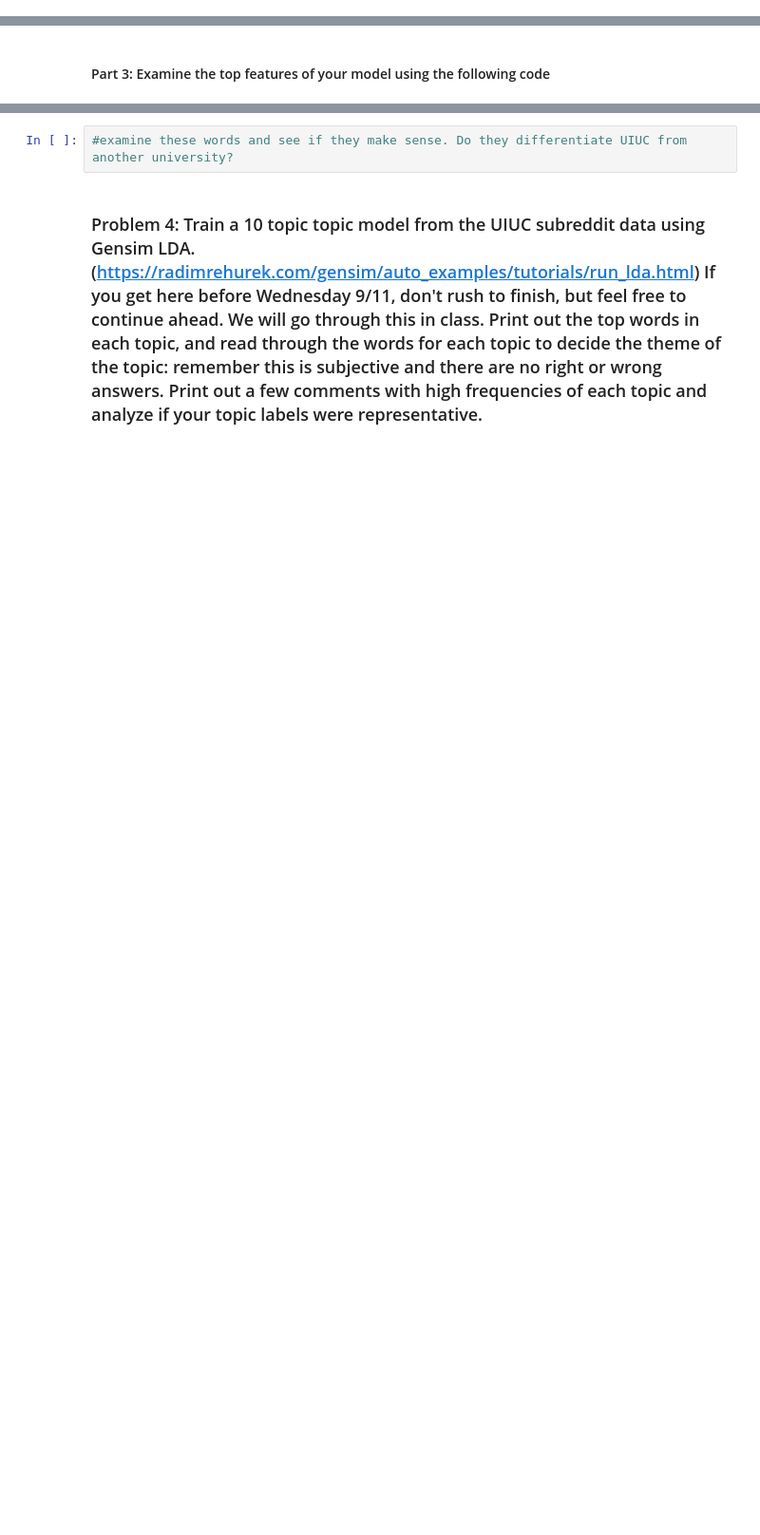
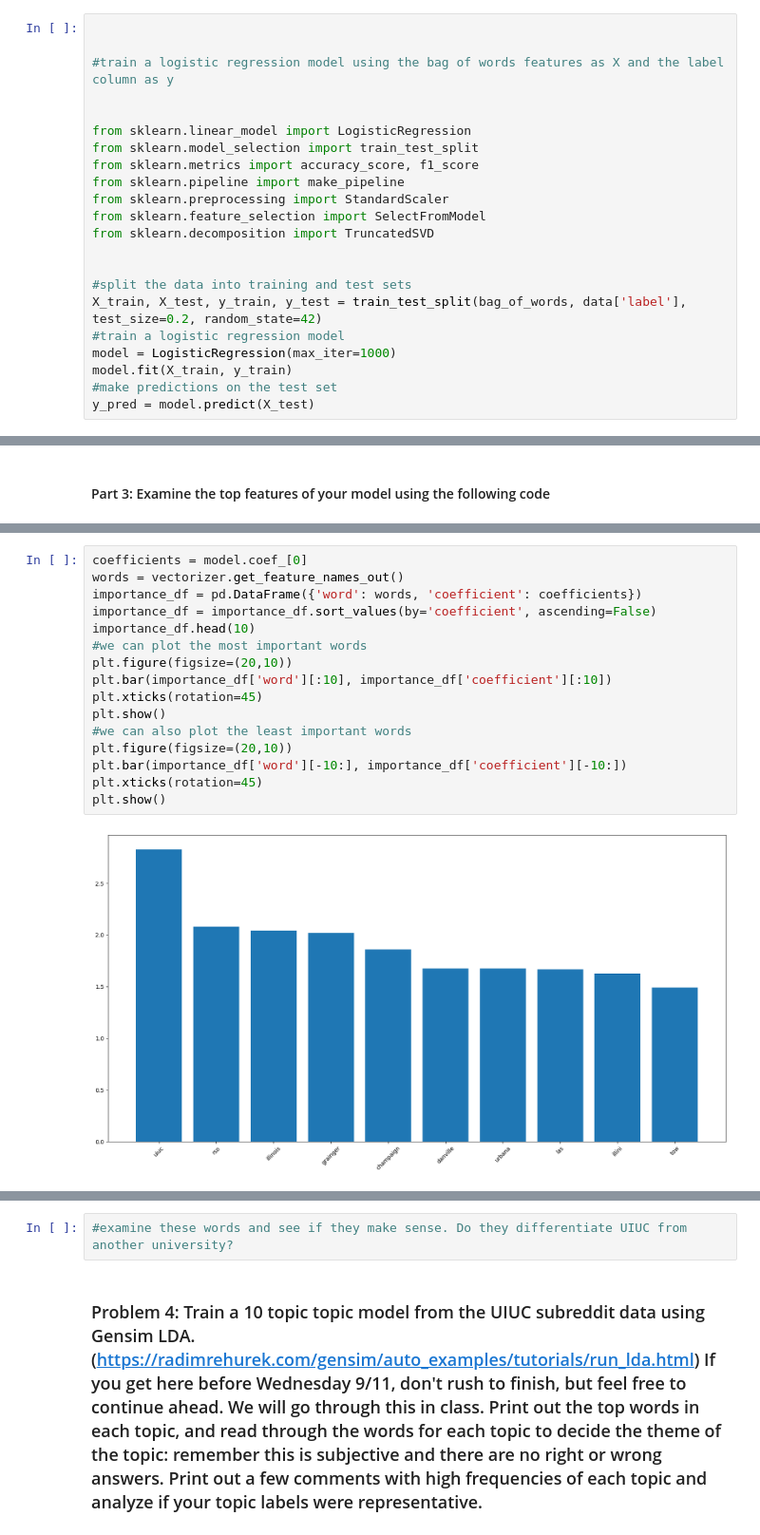
Before and after one commit to samuelb8/project1-counting-words, a Jupyter notebook: project1.ipynb, the cells around one changed output, grey strips where cells are left out. Shown: that part at 95% size. Drawn from its saved outputs; the diff is of its cells as text; blank space fills up the shorter version.

```diff
--- a/project1.ipynb
+++ b/project1.ipynb
@@ -359,0 +356,22 @@ bag_of_words
+# %%
+
+
+#train a logistic regression model using the bag of words features as X and the label column as y
+
+
+from sklearn.linear_model import LogisticRegression
+from sklearn.model_selection import train_test_split
+from sklearn.metrics import accuracy_score, f1_score
+from sklearn.pipeline import make_pipeline
+from sklearn.preprocessing import StandardScaler
+from sklearn.feature_selection import SelectFromModel
+from sklearn.decomposition import TruncatedSVD
+
+
+#split the data into training and test sets
+X_train, X_test, y_train, y_test = train_test_split(bag_of_words, data['label'], test_size=0.2, random_state=42)
+#train a logistic regression model
+model = LogisticRegression(max_iter=1000)
+model.fit(X_train, y_train)
+#make predictions on the test set
+y_pred = model.predict(X_test)
@@ -368,0 +420,18 @@ bag_of_words
+# %%
+coefficients = model.coef_[0]
+words = vectorizer.get_feature_names_out()
+importance_df = pd.DataFrame({'word': words, 'coefficient': coefficients})
+importance_df = importance_df.sort_values(by='coefficient', ascending=False)
+importance_df.head(10)
+#we can plot the most important words
+plt.figure(figsize=(20,10))
+plt.bar(importance_df['word'][:10], importance_df['coefficient'][:10])
+plt.xticks(rotation=45)
+plt.show()
+#we can also plot the least important words
+plt.figure(figsize=(20,10))
+plt.bar(importance_df['word'][-10:], importance_df['coefficient'][-10:])
+plt.xticks(rotation=45)
+plt.show()
+# %% [output]
+[figure, added]
```
Also changed, not shown: parts of 11 cells of this notebook.
